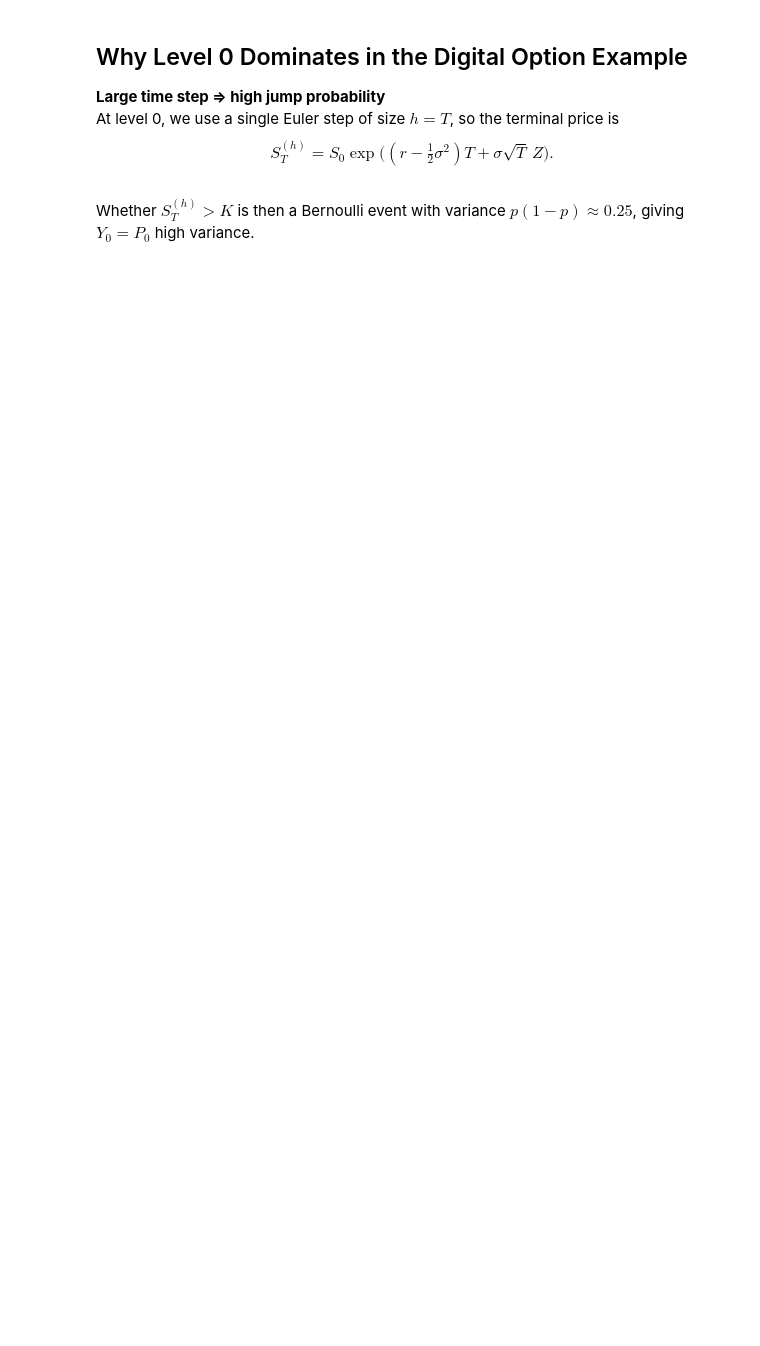
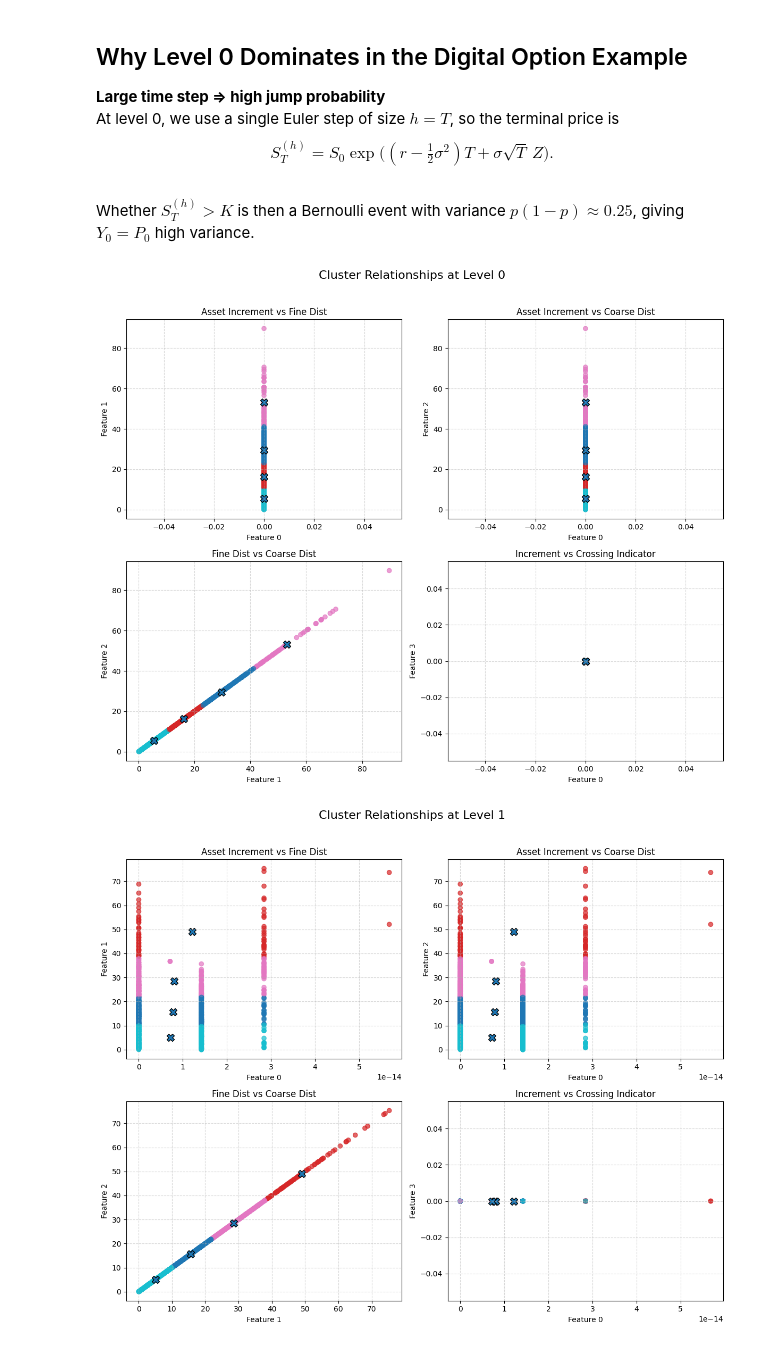
Before and after one commit to AlaaBouattour/Multilevel-Monte-Carlo, a Jupyter notebook: examples/mlmc_blind_sampling_problem.ipynb, the cells around one changed output. Drawn from its saved outputs; the diff is of its cells as text; code cells hidden in the pictures; blank space fills up the shorter version.

```diff
--- a/examples/mlmc_blind_sampling_problem.ipynb
+++ b/examples/mlmc_blind_sampling_problem.ipynb
@@ -315,3 +317,40 @@ plt.show()
    S_T^{(h)} = S_0 \exp\bigl((r - \tfrac12\sigma^2)T + \sigma\sqrt{T}\,Z\bigr).
    $$
    Whether $S_T^{(h)} > K$ is then a Bernoulli event with variance $p(1 - p) \approx 0.25$, giving $Y_0 = P_0$ high variance.
+# %%
+clusters_info = cmlmc.get_clusters()  # dict: level → {'model','features','labels'}
+import matplotlib.pyplot as plt
+
+for lvl, info in clusters_info.items():
+    feats   = info['features']
+    labs    = info['labels']
+    centers = info['model'].cluster_centers_
+
+    # 2×2 subplots
+    fig, axes = plt.subplots(2, 2, figsize=(12, 10))
+    axes = axes.ravel()
+
+    # Define the four feature‐pairs and titles
+    plot_defs = [
+        (0, 1, 'Asset Increment vs Fine Dist'),
+        (0, 2, 'Asset Increment vs Coarse Dist'),
+        (1, 2, 'Fine Dist vs Coarse Dist'),
+        (0, 3, 'Increment vs Crossing Indicator'),
+    ]
+
+    for ax, (i, j, title) in zip(axes, plot_defs):
+        # scatter points colored by cluster
+        sc = ax.scatter(feats[:, i], feats[:, j], c=labs, cmap='tab10', alpha=0.7)
+        # overlay centroids
+        ax.scatter(centers[:, i], centers[:, j], marker='X', s=100, edgecolors='k')
+        ax.set_title(title)
+        ax.set_xlabel(f'Feature {i}')
+        ax.set_ylabel(f'Feature {j}')
+        ax.grid(True, ls='--', alpha=0.5)
+
+    fig.suptitle(f'Cluster Relationships at Level {lvl}', fontsize=16)
+    plt.tight_layout(rect=[0, 0, 1, 0.96])
+    plt.show()
+# %% [output]
+[figure, added]
+[figure, added]
```
Also changed, not shown: parts of 9 cells of this notebook, 1 other file.
